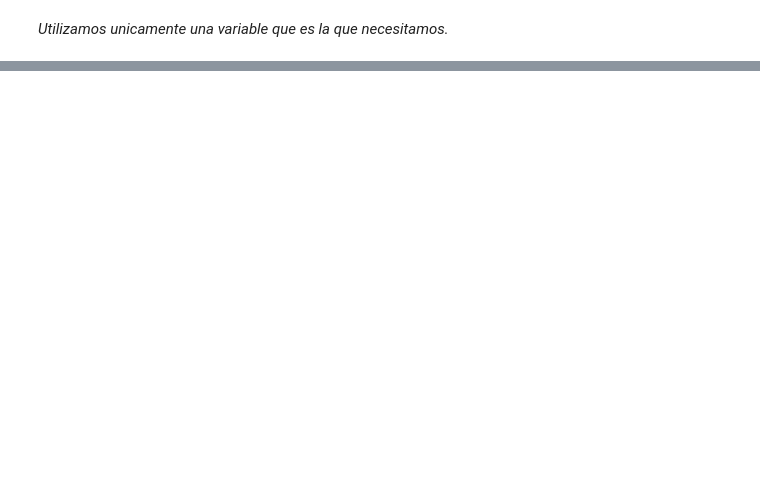
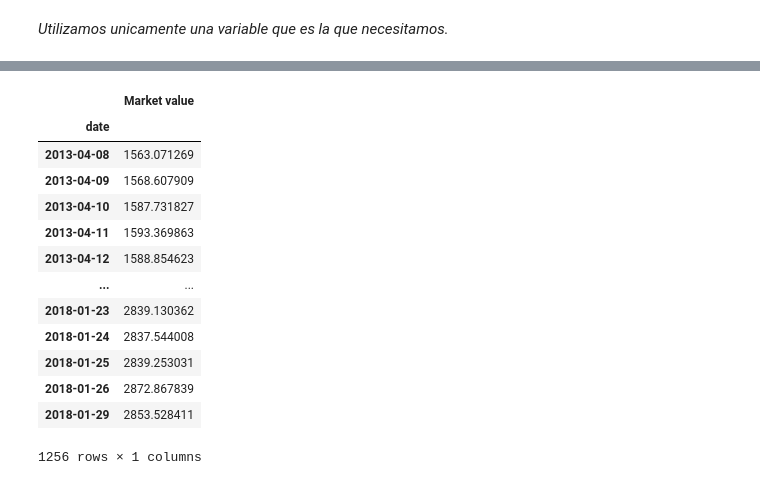
Before and after one commit to Rinzler122/AVENGERS, a Jupyter notebook: Series_de_tiempo.ipynb, the cells around one changed output, grey strips where cells are left out. Cells and saved outputs as stored; diff of their text form; code cells hidden in the pictures; blank space fills up the shorter version.

```diff
--- a/Series_de_tiempo.ipynb
+++ b/Series_de_tiempo.ipynb
@@ -215,0 +209,19 @@ df.describe()
+# %%
+df_test = df.iloc[size:]
+# %%
+df_test #El de prueba
+# %% [output]
+|  | Market value |
+| date |  |
+| 2013-04-08 | 1563.071269 |
+| 2013-04-09 | 1568.607909 |
+| 2013-04-10 | 1587.731827 |
+| 2013-04-11 | 1593.369863 |
+| 2013-04-12 | 1588.854623 |
+| ... | ... |
+| 2018-01-23 | 2839.130362 |
+| 2018-01-24 | 2837.544008 |
+| 2018-01-25 | 2839.253031 |
+| 2018-01-26 | 2872.867839 |
+| 2018-01-29 | 2853.528411 |
+1256 rows × 1 columns
```
Also changed, not shown: parts of 15 cells of this notebook.
